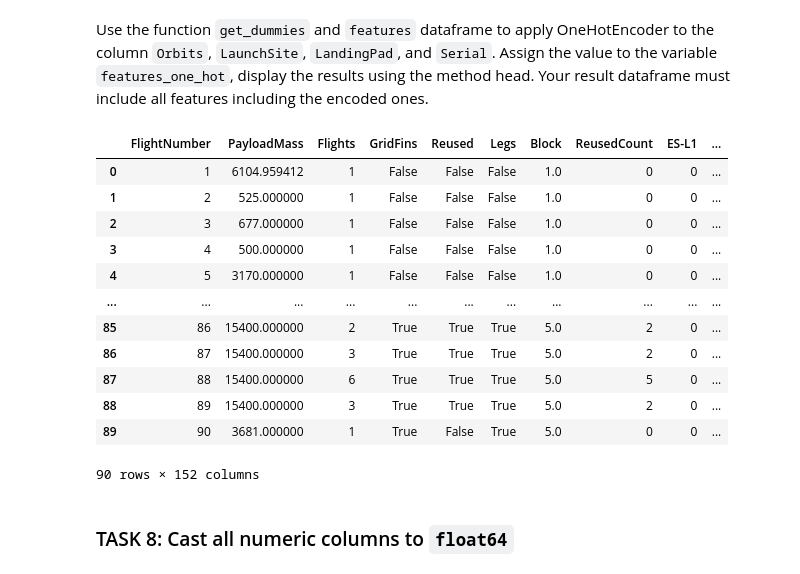
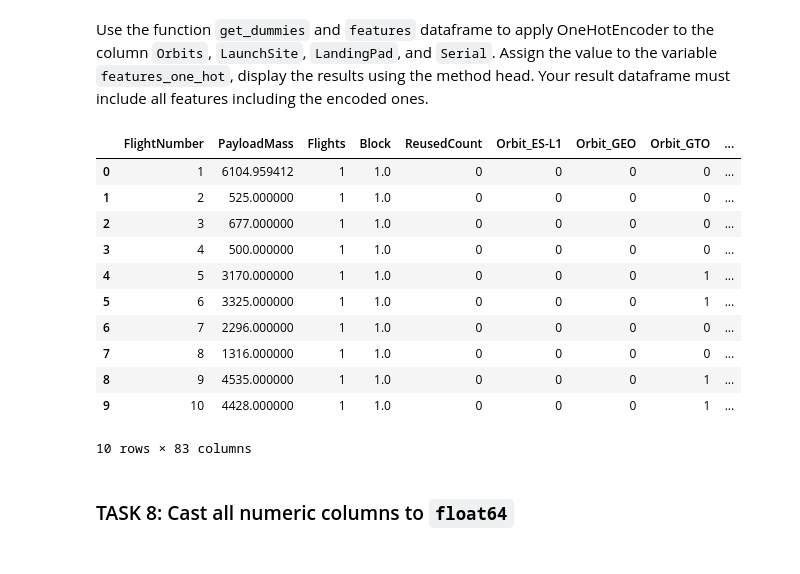
Before and after one commit to NurulAlam1/DS_Capstone, a Jupyter notebook: EDA With Data Visualization.ipynb, the cells around one changed output. Drawn from its saved outputs; the diff is of its cells as text; code cells hidden in the pictures.

```diff
--- a/EDA With Data Visualization.ipynb
+++ b/EDA With Data Visualization.ipynb
@@ -217,22 +217,21 @@ features
 # %% [markdown]
 Use the function <code>get_dummies</code> and <code>features</code> dataframe to apply OneHotEncoder to the column <code>Orbits</code>, <code>LaunchSite</code>, <code>LandingPad</code>, and <code>Serial</code>. Assign the value to the variable <code>features_one_hot</code>, display the results using the method head. Your result dataframe must include all features including the encoded ones.
 # %%
-features_one_hot = pd.get_dummies(data = features, columns = ['Orbit', 'LaunchSite', 'LandingPad', 'Serial'])
+features_one_hot = pd.get_dummies(features, columns=['Orbit', 'LaunchSite', 'LandingPad', 'Serial', 'GridFins', 'Reused', 'Legs'])
 features_one_hot.head(10)
 # %% [output]
-|  | FlightNumber | PayloadMass | Flights | GridFins | Reused | Legs | Block | ReusedCount | ES-L1 | ... |
-| 0 | 1 | 6104.959412 | 1 | False | False | False | 1.0 | 0 | 0 | ... |
-| 1 | 2 | 525.000000 | 1 | False | False | False | 1.0 | 0 | 0 | ... |
-| 2 | 3 | 677.000000 | 1 | False | False | False | 1.0 | 0 | 0 | ... |
-| 3 | 4 | 500.000000 | 1 | False | False | False | 1.0 | 0 | 0 | ... |
-| 4 | 5 | 3170.000000 | 1 | False | False | False | 1.0 | 0 | 0 | ... |
-| ... | ... | ... | ... | ... | ... | ... | ... | ... | ... | ... |
-| 85 | 86 | 15400.000000 | 2 | True | True | True | 5.0 | 2 | 0 | ... |
-| 86 | 87 | 15400.000000 | 3 | True | True | True | 5.0 | 2 | 0 | ... |
-| 87 | 88 | 15400.000000 | 6 | True | True | True | 5.0 | 5 | 0 | ... |
-| 88 | 89 | 15400.000000 | 3 | True | True | True | 5.0 | 2 | 0 | ... |
-| 89 | 90 | 3681.000000 | 1 | True | False | True | 5.0 | 0 | 0 | ... |
+|  | FlightNumber | PayloadMass | Flights | Block | ReusedCount | Orbit_ES-L1 | Orbit_GEO | Orbit_GTO | ... |
+| 0 | 1 | 6104.959412 | 1 | 1.0 | 0 | 0 | 0 | 0 | ... |
+| 1 | 2 | 525.000000 | 1 | 1.0 | 0 | 0 | 0 | 0 | ... |
+| 2 | 3 | 677.000000 | 1 | 1.0 | 0 | 0 | 0 | 0 | ... |
+| 3 | 4 | 500.000000 | 1 | 1.0 | 0 | 0 | 0 | 0 | ... |
+| 4 | 5 | 3170.000000 | 1 | 1.0 | 0 | 0 | 0 | 1 | ... |
+| 5 | 6 | 3325.000000 | 1 | 1.0 | 0 | 0 | 0 | 1 | ... |
+| 6 | 7 | 2296.000000 | 1 | 1.0 | 0 | 0 | 0 | 0 | ... |
+| 7 | 8 | 1316.000000 | 1 | 1.0 | 0 | 0 | 0 | 0 | ... |
+| 8 | 9 | 4535.000000 | 1 | 1.0 | 0 | 0 | 0 | 1 | ... |
+| 9 | 10 | 4428.000000 | 1 | 1.0 | 0 | 0 | 0 | 1 | ... |
-90 rows × 152 columns
+10 rows × 83 columns
 # %% [markdown]
 ### TASK  8: Cast all numeric columns to `float64`
 # %% [markdown]
```
Also changed, not shown: parts of 5 cells of this notebook.
